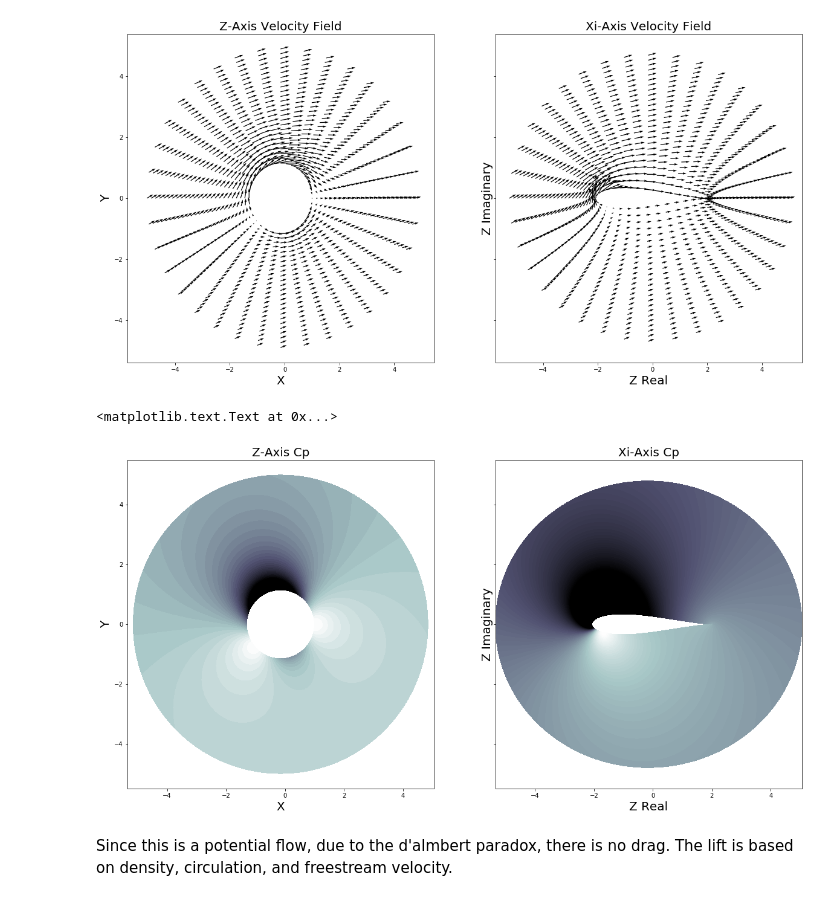
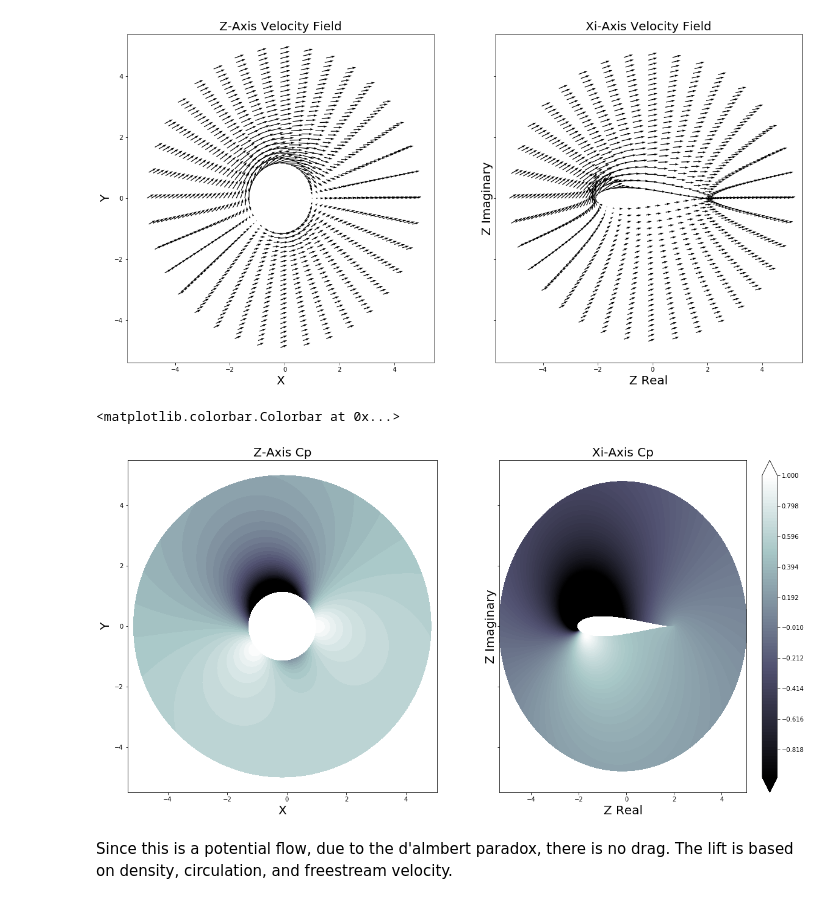
Before and after one commit to djpalumbo18/mae6226, a Jupyter notebook: Palumbo_AeroPython_HW2.ipynb, the cells around one changed output. Drawn from its saved outputs; the diff is of its cells as text; code cells hidden in the pictures.

```diff
--- a/Palumbo_AeroPython_HW2.ipynb
+++ b/Palumbo_AeroPython_HW2.ipynb
@@ -479,19 +497,21 @@ ax2.set_ylabel('Z Imaginary',fontsize=20)
 # %%
 #plot cp maps
 fig, (ax1,ax2)=plt.subplots(1, 2, figsize=(20, 10), sharex=True, sharey=True)
-ax1.contourf(xq,yq,cpz,levels=np.linspace(np.min(cpzp),np.max(cpzp),40),cmap=plt.cm.bone,extend='both')
+cax1=ax1.contourf(xq,yq,cpz,levels=np.linspace(np.min(cpzp),np.max(cpzp),40),cmap=plt.cm.bone,extend='both')
 
-ax2.contourf(xiq.real,xiq.imag,cpxi,cmap=plt.cm.bone,levels=np.linspace(-1,1,100), extend='both')
+cax2=ax2.contourf(xiq.real,xiq.imag,cpxi,cmap=plt.cm.bone,levels=np.linspace(-1,1,100), extend='both')
 
 ax1.set_title('Z-Axis Cp',fontsize=20)
 ax1.set_xlabel('X',fontsize=20)
 ax1.set_ylabel('Y',fontsize=20)
 
 ax2.set_title('Xi-Axis Cp',fontsize=20)
 ax2.set_xlabel('Z Real',fontsize=20)
 ax2.set_ylabel('Z Imaginary',fontsize=20)
+
+fig.colorbar(cax2)
 # %% [output]
-<matplotlib.text.Text at 0x...>
+<matplotlib.colorbar.Colorbar at 0x...>
-[figure, old version]
+[figure, new version]
 # %% [markdown]
 Since this is a potential flow, due to the d'almbert paradox, there is no drag.  The lift is based on density, circulation, and freestream velocity.
```
Also changed, not shown: parts of 5 cells of this notebook.
